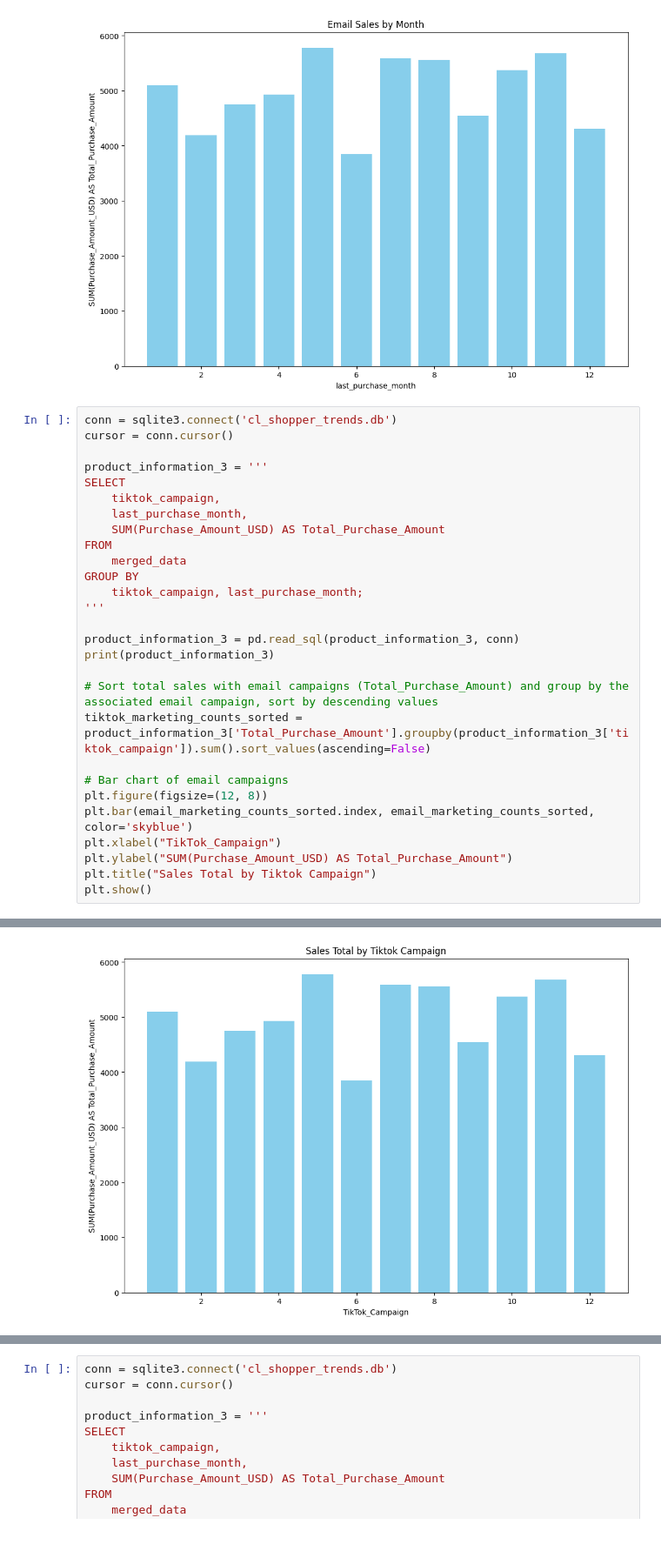
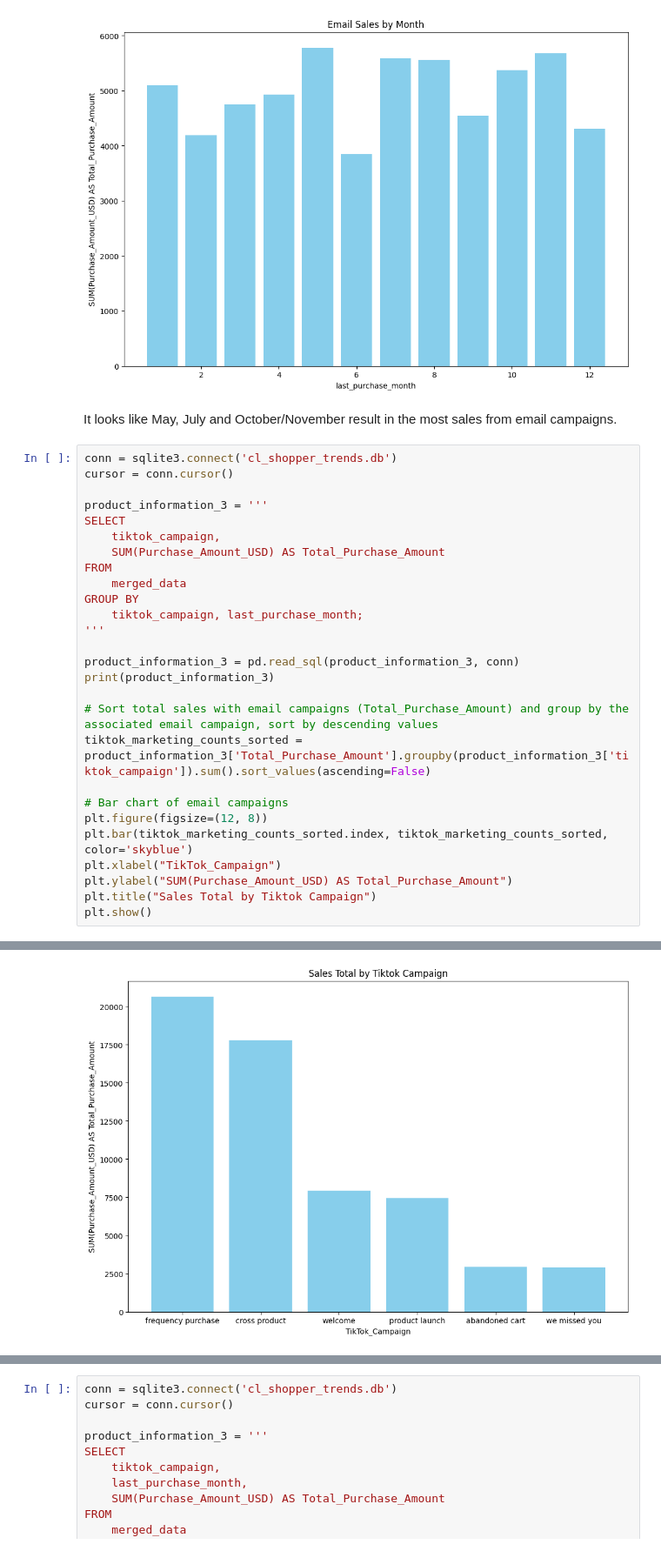
Before and after one commit to maggielittle95/shopper_trends, a Jupyter notebook: marketing_analysis.ipynb, the cells around one changed output, grey strips where cells are left out. Shown: that part at 87% size. Cells and saved outputs as stored; diff of their text form.

```diff
--- a/marketing_analysis.ipynb
+++ b/marketing_analysis.ipynb
@@ -420,6 +422,8 @@ plt.show()
 
 [833 rows x 3 columns]
 [figure]
+# %% [markdown]
+It looks like May, July and October/November result in the most sales from email campaigns.
 # %%
 conn = sqlite3.connect('cl_shopper_trends.db')
 cursor = conn.cursor()
@@ -427,7 +431,6 @@ cursor = conn.cursor()
 product_information_3 = '''
 SELECT
     tiktok_campaign,
-    last_purchase_month,
     SUM(Purchase_Amount_USD) AS Total_Purchase_Amount
 FROM
     merged_data
@@ -443,7 +446,7 @@ tiktok_marketing_counts_sorted = product_information_3['Total_Purchase_Amount'].
 
 # Bar chart of email campaigns
 plt.figure(figsize=(12, 8))
-plt.bar(email_marketing_counts_sorted.index, email_marketing_counts_sorted, color='skyblue')
+plt.bar(tiktok_marketing_counts_sorted.index, tiktok_marketing_counts_sorted, color='skyblue')
 plt.xlabel("TikTok_Campaign")
 plt.ylabel("SUM(Purchase_Amount_USD) AS Total_Purchase_Amount")
 plt.title("Sales Total by Tiktok Campaign")
@@ -466 +469 @@ plt.show()
-[figure, old version]
+[figure, new version]
```
Also changed, not shown: parts of 6 cells of this notebook.
